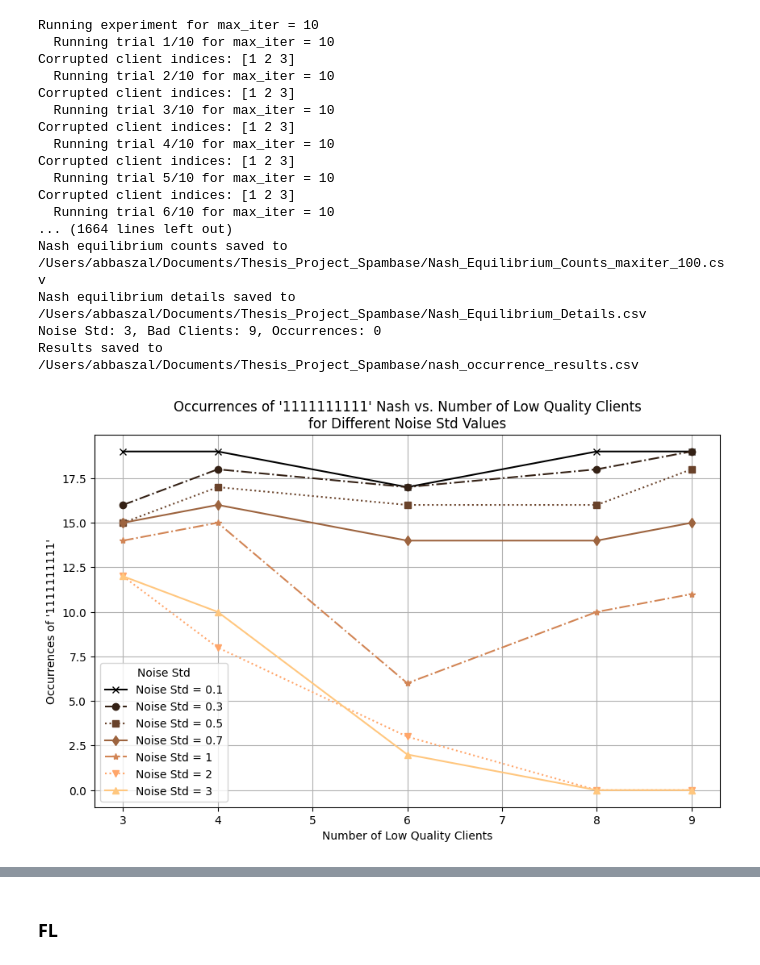
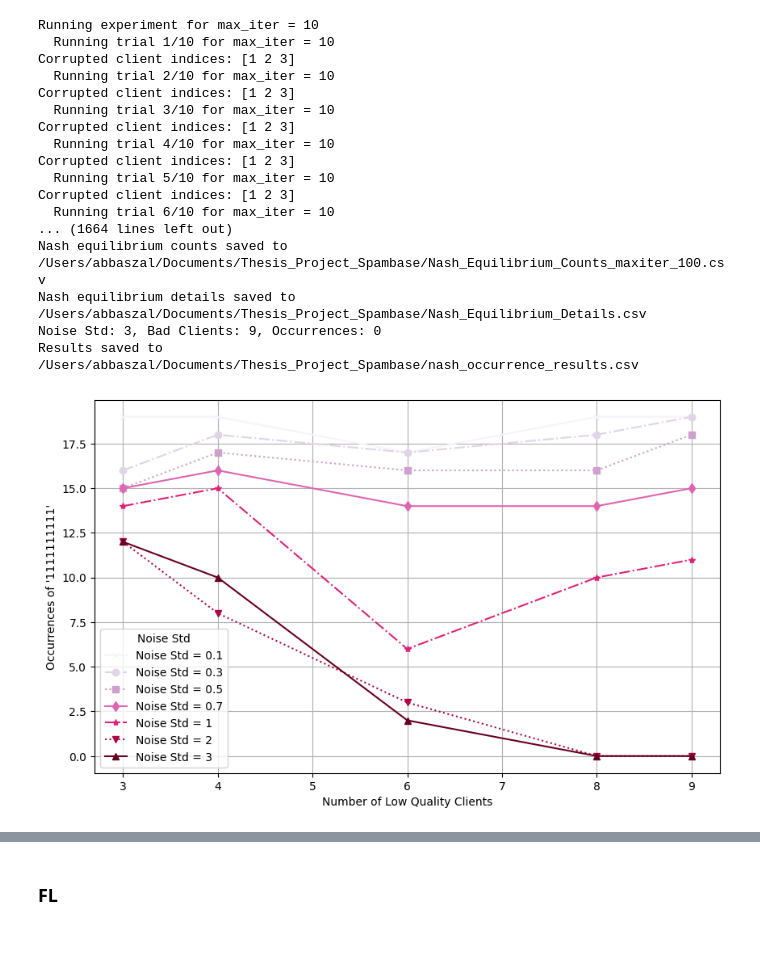
Before and after one commit to abbaszal/Thesis_Projects, a Jupyter notebook: src/For Report.ipynb, the cells around one changed output, grey strips where cells are left out. Saved outputs shown, nothing was run; the diff lists cells and outputs as text; code cells hidden in the pictures.

```diff
--- a/src/For Report.ipynb
+++ b/src/For Report.ipynb
@@ -304,7 +304,7 @@ results_df.to_csv(results_csv_path)
 print(f"Results saved to {results_csv_path}")
 
 
-cmap = cm.get_cmap('copper', len(noise_std_values))
+cmap = cm.get_cmap('PuRd', len(noise_std_values))
 markers = ['x','o','s','d', '*','v', '^', '<', '>','h', 'D']
 linestyles = ['-',  '-.', ':']
 
@@ -314,32 +314,31 @@ for i, noise in enumerate(noise_std_values):
     marker = markers[i % len(markers)]
     linestyle = linestyles[i % len(linestyles)]
 
     plt.plot(corrupted_clients_counts, results[noise],
              marker=marker, linestyle=linestyle, color=color,
              label=f'Noise Std = {noise}')
 
 plt.xlabel("Number of Low Quality Clients")
 plt.ylabel("Occurrences of '1111111111'")
-plt.title("Occurrences of '1111111111' Nash vs. Number of Low Quality Clients\nfor Different Noise Std Values")
 plt.legend(title="Noise Std")
 plt.grid(True)
 plt.show()
 # %% [output]
 Running experiment for max_iter = 10
   Running trial 1/10 for max_iter = 10
 Corrupted client indices: [1 2 3]
   Running trial 2/10 for max_iter = 10
 Corrupted client indices: [1 2 3]
   Running trial 3/10 for max_iter = 10
 Corrupted client indices: [1 2 3]
   Running trial 4/10 for max_iter = 10
 Corrupted client indices: [1 2 3]
   Running trial 5/10 for max_iter = 10
 Corrupted client indices: [1 2 3]
   Running trial 6/10 for max_iter = 10
 ... (1664 lines left out)
 Nash equilibrium counts saved to /Users/abbaszal/Documents/Thesis_Project_Spambase/Nash_Equilibrium_Counts_maxiter_100.csv
 Nash equilibrium details saved to /Users/abbaszal/Documents/Thesis_Project_Spambase/Nash_Equilibrium_Details.csv
 Noise Std: 3, Bad Clients: 9, Occurrences: 0
 Results saved to /Users/abbaszal/Documents/Thesis_Project_Spambase/nash_occurrence_results.csv
-[figure, old version]
+[figure, new version]
```
Also changed, not shown: parts of 2 cells of this notebook.
